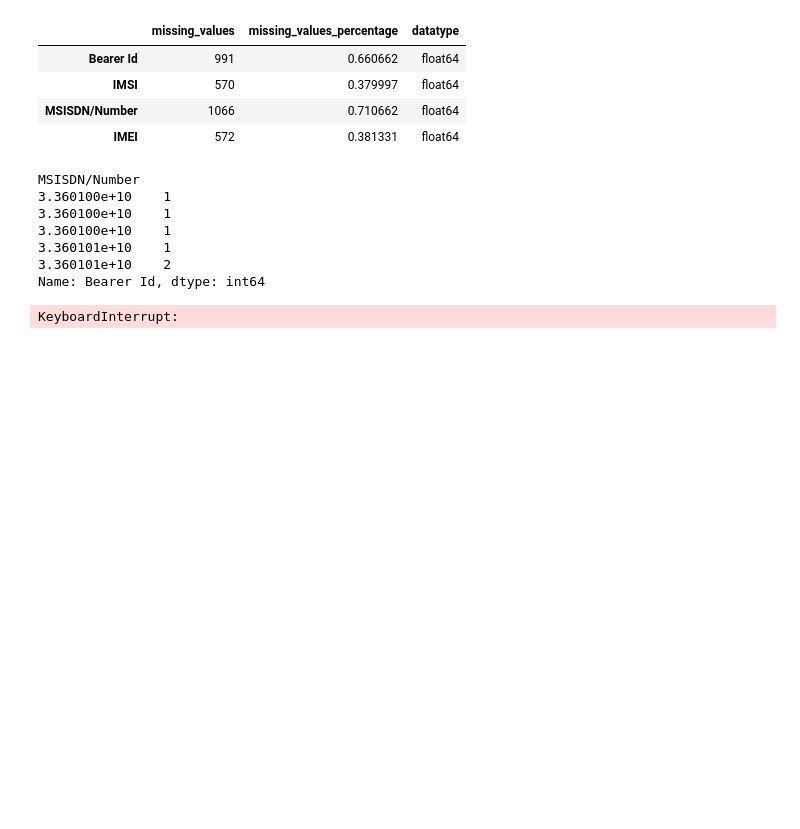
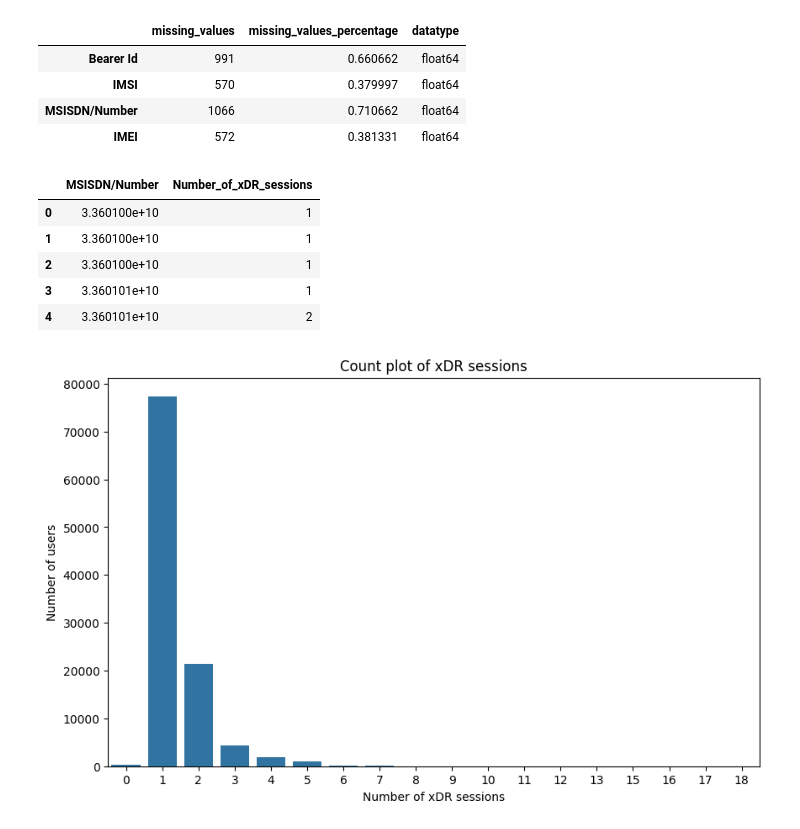
Before and after one commit to melatteshome/User-Analytics-Telecom-Industry, a Jupyter notebook: notebooks/user_behaviour_analysis.ipynb, the cells around one changed output. Saved outputs shown, nothing was run; the diff lists cells and outputs as text; code cells hidden in the pictures; blank space fills up the shorter version.

```diff
--- a/notebooks/user_behaviour_analysis.ipynb
+++ b/notebooks/user_behaviour_analysis.ipynb
@@ -122,18 +120,17 @@ missing
 # %%
 #Number of xDR sessions per user
 
-xdr_sessions_per_user = df.groupby('MSISDN/Number')['Bearer Id'].count()
+xdr_sessions_per_user = df.groupby('MSISDN/Number')['Bearer Id'].count().reset_index(name='Number_of_xDR_sessions')
 xdr_sessions_per_user.head()
 # %% [output]
-MSISDN/Number
-3.360100e+10    1
-3.360100e+10    1
-3.360100e+10    1
-3.360101e+10    1
-3.360101e+10    2
-Name: Bearer Id, dtype: int64
+|  | MSISDN/Number | Number_of_xDR_sessions |
+| 0 | 3.360100e+10 | 1 |
+| 1 | 3.360100e+10 | 1 |
+| 2 | 3.360100e+10 | 1 |
+| 3 | 3.360101e+10 | 1 |
+| 4 | 3.360101e+10 | 2 |
-# %%
-#plot countplot
-plot
-# %% [output]
-KeyboardInterrupt:
+# %%
+#plot countplot
+plot_count(xdr_sessions_per_user, 'Number_of_xDR_sessions','Count plot of xDR sessions', 'Number of xDR sessions', 'Number of users')
+# %% [output]
+[figure, added]
```
Also changed, not shown: parts of 3 cells of this notebook.
